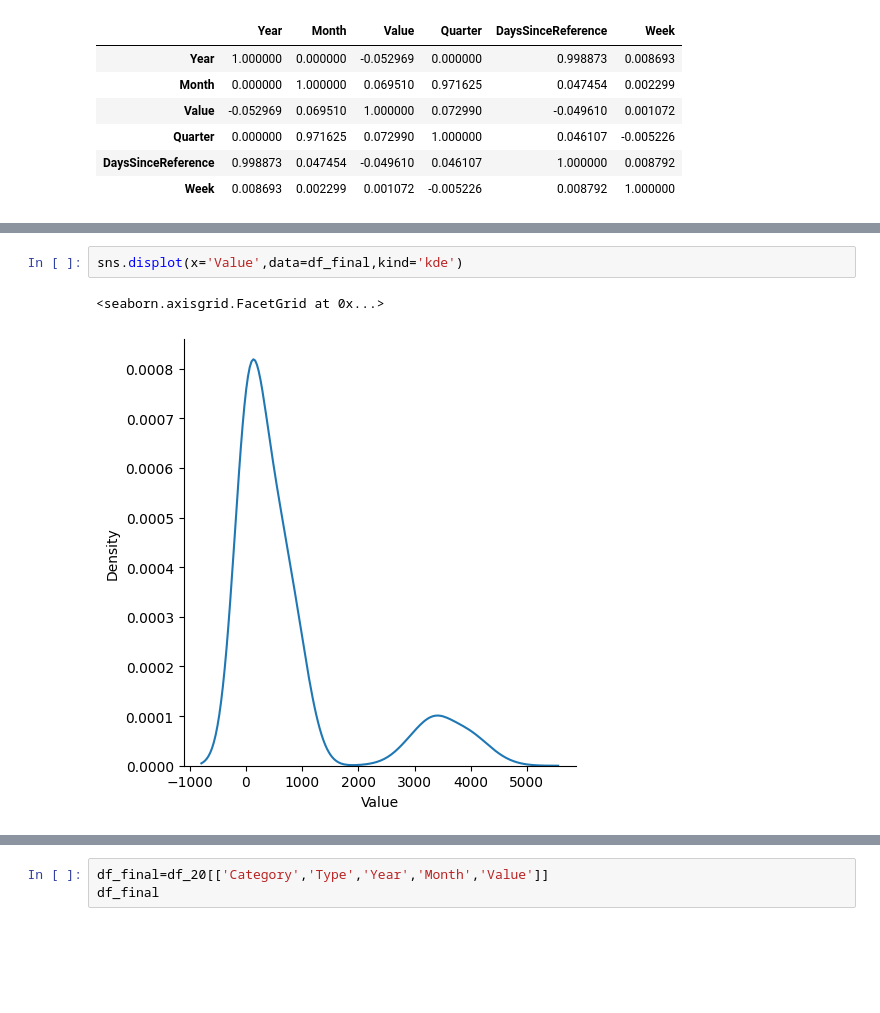
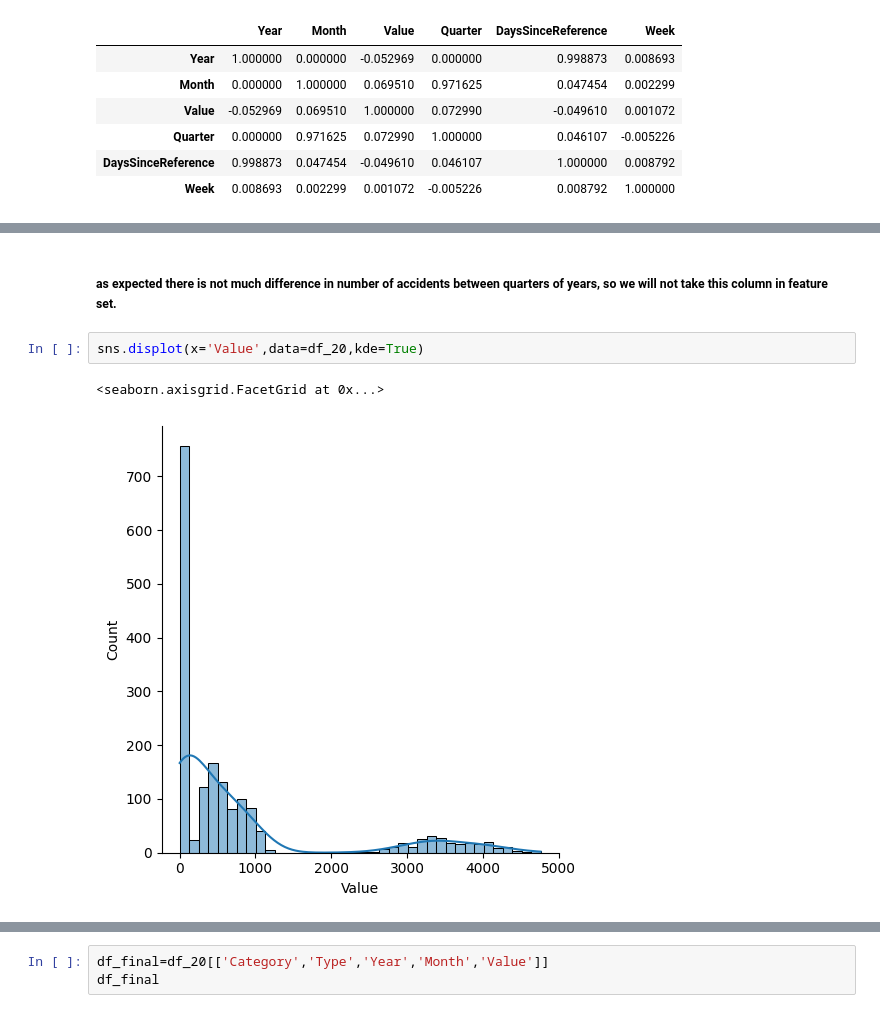
Before and after one commit to kashif-flask/DPS_challenge, a Jupyter notebook: notebook.ipynb, the cells around one changed output, grey strips where cells are left out. Drawn from its saved outputs; the diff is of its cells as text; blank space fills up the shorter version.

```diff
--- a/notebook.ipynb
+++ b/notebook.ipynb
@@ -264,8 +283,10 @@ sns.boxplot(x='Quarter',y='Value',data=df_final)
 # %% [output]
 <Axes: xlabel='Quarter', ylabel='Value'>
 [figure]
+# %% [markdown]
+##### as expected there is not much difference in number of accidents between quarters of years, so we will not take this column in feature set.
 # %%
-sns.displot(x='Value',data=df_final,kind='kde')
+sns.displot(x='Value',data=df_20,kde=True)
 # %% [output]
 <seaborn.axisgrid.FacetGrid at 0x...>
-[figure, old version]
+[figure, new version]
```
Also changed, not shown: parts of 36 cells of this notebook, 1 other file.
